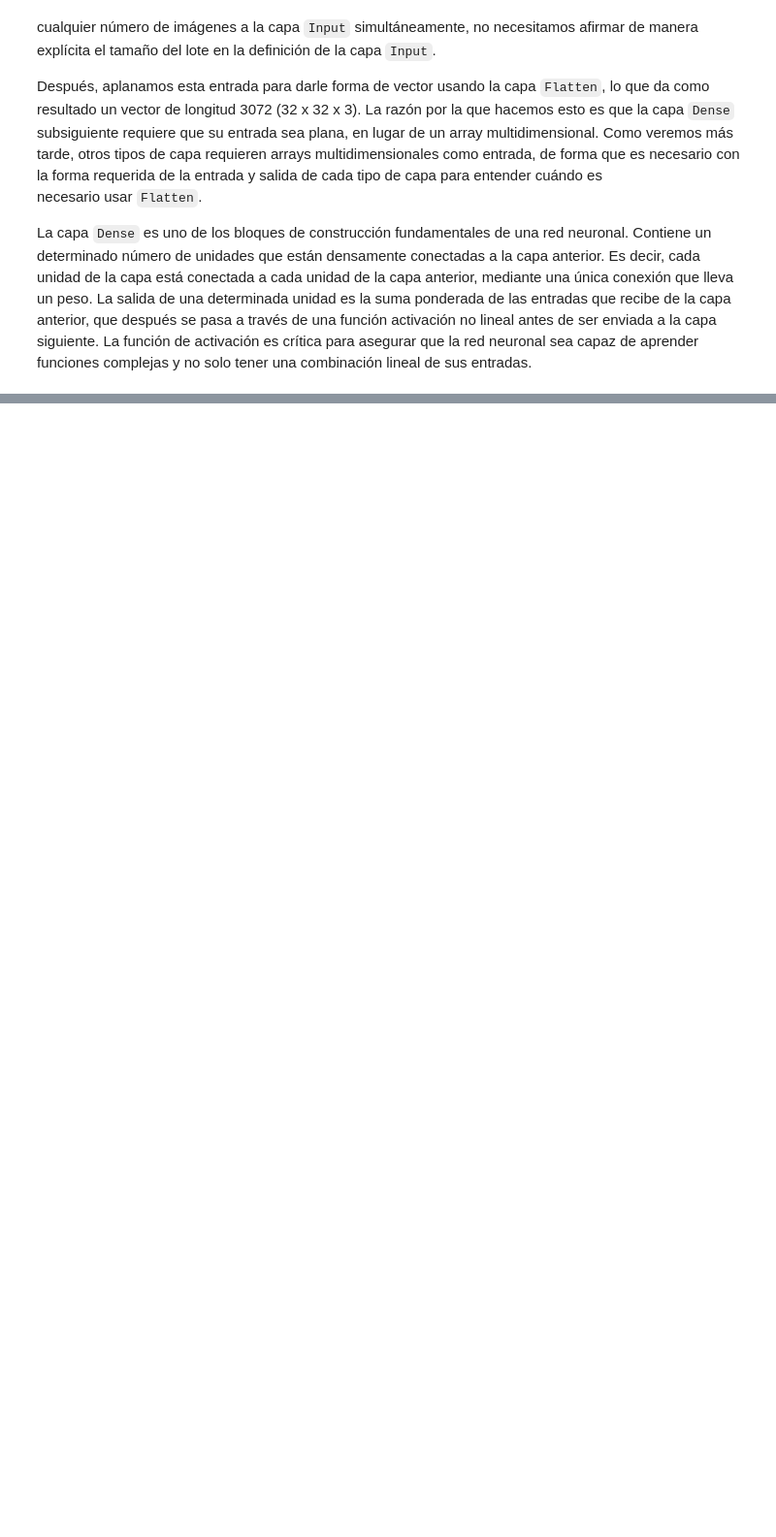
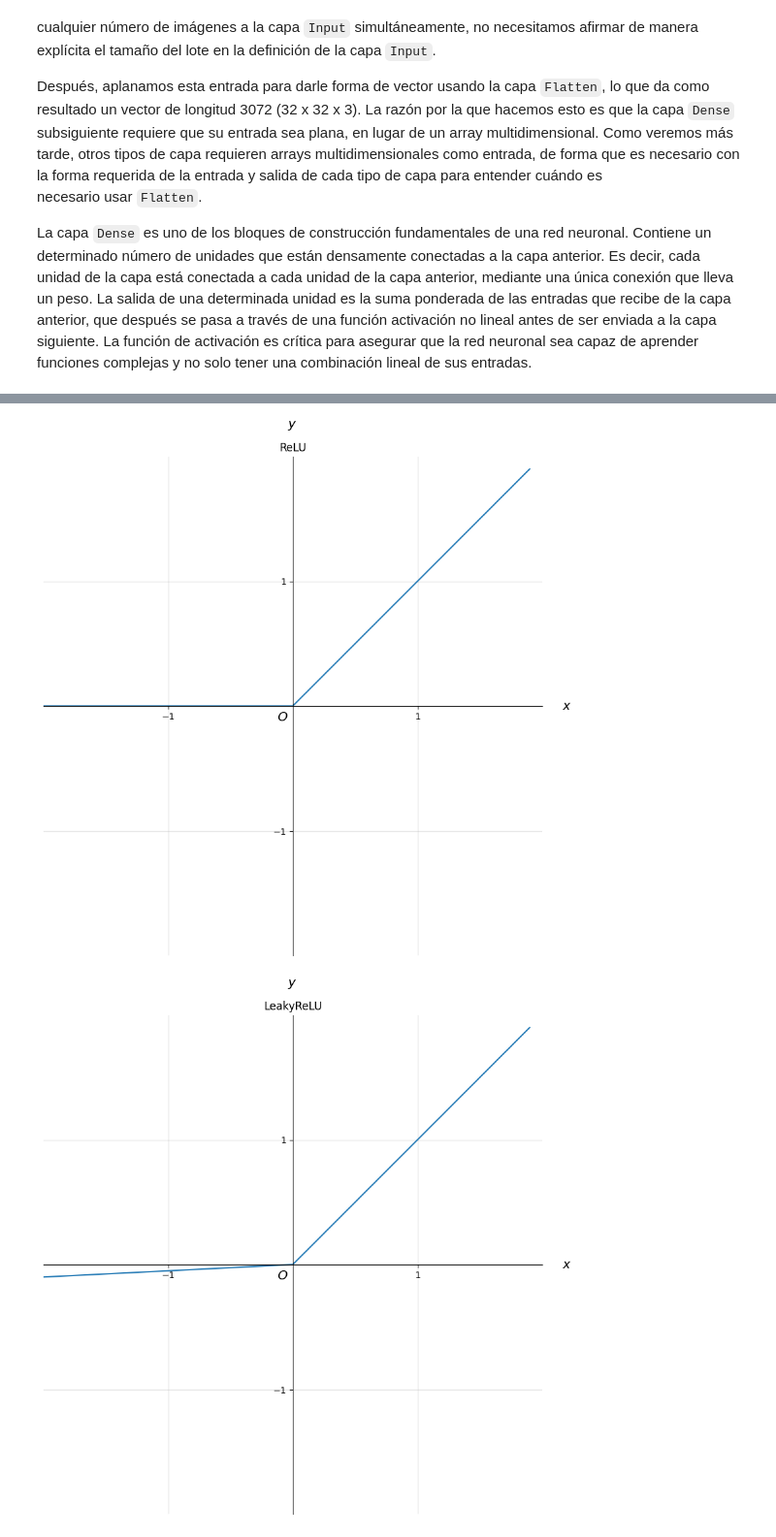
Before and after one commit to JSisques/Deep-Learning-Generativo, a Jupyter notebook: Capitulo_02/deep_learning.ipynb, the cells around one changed output, grey strips where cells are left out. Shown: that part at 97% size. Cells and saved outputs as stored; diff of their text form; code cells hidden in the pictures; blank space fills up the shorter version.

```diff
--- a/Capitulo_02/deep_learning.ipynb
+++ b/Capitulo_02/deep_learning.ipynb
@@ -101,0 +112,63 @@ La capa `Dense` es uno de los bloques de construcción fundamentales de una red
+# %%
+import matplotlib.pyplot as plt
+import math
+
+def relu(t):
+    return t.clip(min=0)
+
+def leakyRelu(t):
+    data = [max(0.05*value,value) for value in x]
+    return np.array(data, dtype=float)
+
+def sigmoid(t):
+    return 1/(1+np.exp(-x))
+
+def plot(title, x, y):
+    xmin, xmax, ymin, ymax = -1, 1, -1, 1
+    ticks_frequency = 1
+
+    fig, ax = plt.subplots(figsize=(10, 10))
+    fig.patch.set_facecolor('#ffffff')
+
+    ax.set(xlim=(xmin-1, xmax+1), ylim=(ymin-1, ymax+1), aspect='equal')
+
+    ax.spines['bottom'].set_position('zero')
+    ax.spines['left'].set_position('zero')
+
+    ax.spines['top'].set_visible(False)
+    ax.spines['right'].set_visible(False)
+
+    ax.set_xlabel('$x$', size=14, labelpad=-24, x=1.05)
+    ax.set_ylabel('$y$', size=14, labelpad=-21, y=1.05, rotation=0)
+
+    plt.text(0.49, 0.49, r"$O$", ha='right', va='top',
+        transform=ax.transAxes,
+            horizontalalignment='center', fontsize=14)
+
+    x_ticks = np.arange(xmin, xmax+1, ticks_frequency)
+    y_ticks = np.arange(ymin, ymax+1, ticks_frequency)
+    ax.set_xticks(x_ticks[x_ticks != 0])
+    ax.set_yticks(y_ticks[y_ticks != 0])
+    ax.set_xticks(np.arange(xmin, xmax+1), minor=True)
+    ax.set_yticks(np.arange(ymin, ymax+1), minor=True)
+
+    ax.grid(which='both', color='grey', linewidth=1, linestyle='-', alpha=0.2)
+
+    plt.title(title)
+    plt.plot(x, y)
+    plt.show()
+
+x = np.arange(-2, 2, 0.1)
+y = relu(x)
+plot("ReLU", x, y)
+
+x = np.arange(-2, 2, 0.1)
+y = leakyRelu(x)
+plot("LeakyReLU", x, y)
+
+x = np.arange(-2, 2, 0.1)
+y = sigmoid(x)
+plot("Sigmoid", x, y)
+# %% [output]
+[figure, added]
+[figure, added]
```
Also changed, not shown: parts of 2 cells of this notebook.
